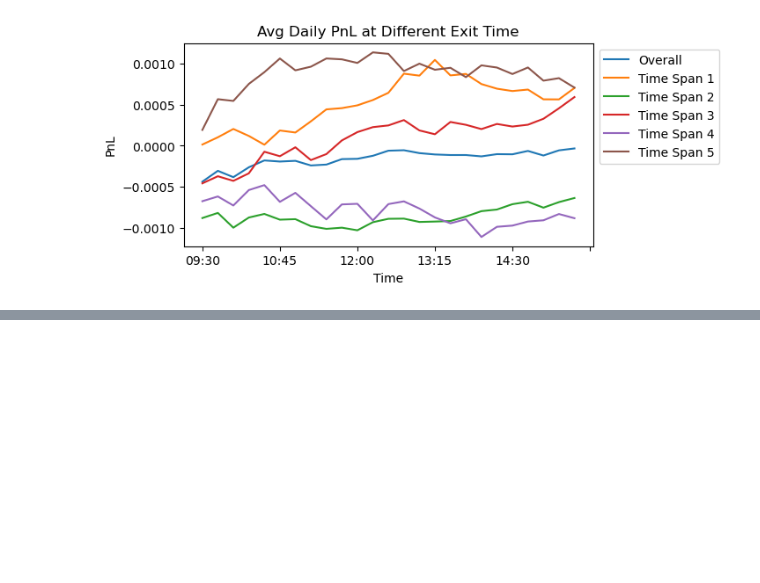
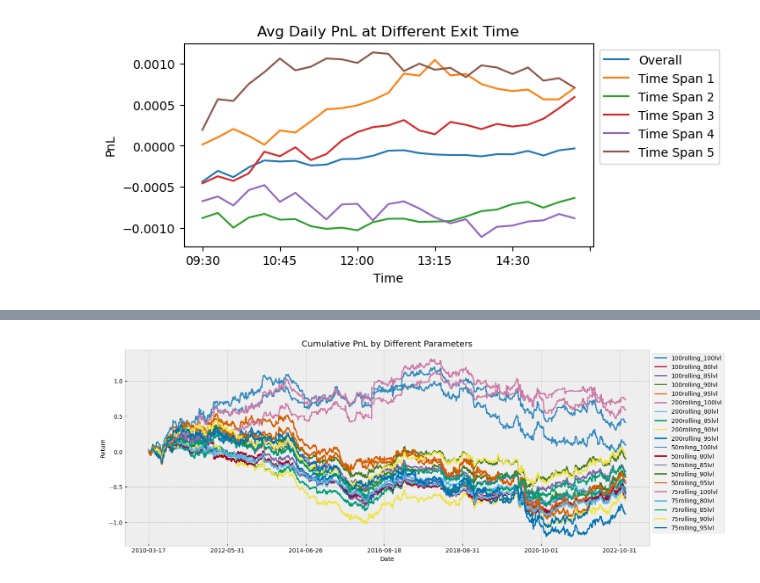
Before and after one commit to shaoyuliu98/Quantitative-Research, a Jupyter notebook: Gap Trading Intraday Return Analysis.ipynb, the cells around one changed output, grey strips where cells are left out. Cells and saved outputs as stored; diff of their text form; code cells hidden in the pictures; blank space fills up the shorter version.

```diff
--- a/Gap Trading Intraday Return Analysis.ipynb
+++ b/Gap Trading Intraday Return Analysis.ipynb
@@ -270,0 +279,23 @@ plt.show()
+# %%
+pnl_list = ['./pnl/Open Gap Pnl/SP 100/'+i for i in os.listdir('./pnl/Open Gap Pnl/SP 100') if i[-4:]=='.csv']
+# %%
+# Load Pnl from different parameters
+pnl_all_df = pd.DataFrame()
+
+for i in range(len(pnl_list)):
+    temp = pd.read_csv(pnl_list[i],index_col=0)
+    temp = temp.reset_index().rename({'index':'Date'},axis=1)
+    temp = temp.loc[temp['Ticker']!='META']
+    temp = temp.loc[temp['Time']!='15:45'].dropna()
+    temp['Parameter'] = pnl_list[i][36:-4]
+
+    pnl_all_df = pd.concat([pnl_all_df,temp])
+# %%
+close_pnl_all_param = pnl_all_df.loc[pnl_all_df['Time']=='15:30'
+              ].groupby(['Parameter','Date'])['Strat_Pnl'
+                                             ].mean().groupby('Parameter'
+                                                             ).cumsum().reset_index().pivot_table(index='Date',
+                                                                                                  columns='Parameter',
+                                                                                                  values='Strat_Pnl')
+close_pnl_all_param.fillna(method='ffill',inplace=True)
+close_pnl_all_param.sample(5).sort_index()
@@ -270,0 +318,9 @@ plt.show()
+# %%
+plt.style.use('bmh')
+close_pnl_all_param.plot(figsize=(16,6))
+plt.legend(bbox_to_anchor=(1,1))
+plt.ylabel('Return')
+plt.title('Cumulative PnL by Different Parameters')
+plt.show()
+# %% [output]
+[figure, added]
```
Also changed, not shown: parts of 14 cells of this notebook.
